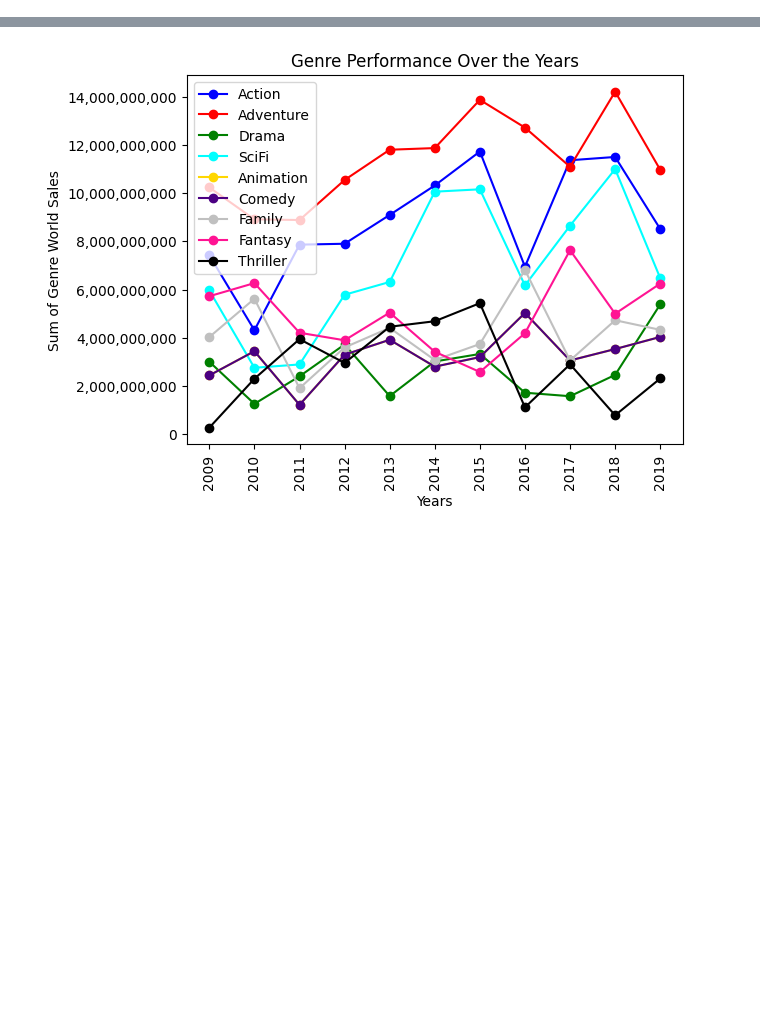
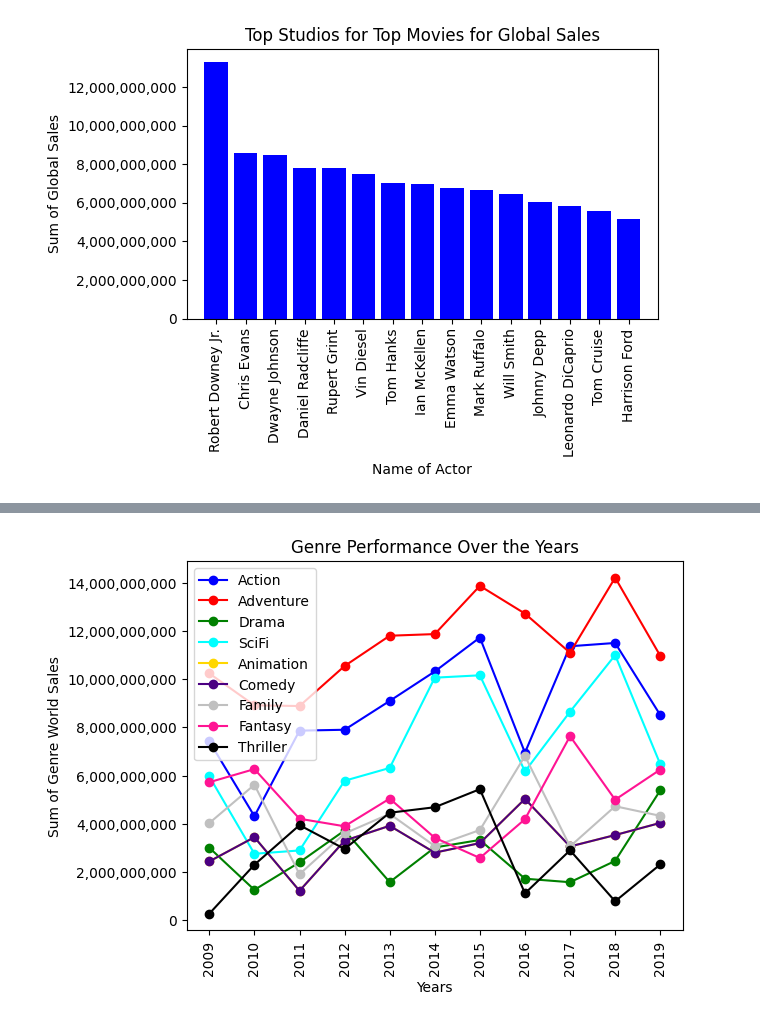
Before and after one commit to edwardAugust/project1-group2, a Jupyter notebook: main_updated.ipynb, the cells around one changed output, grey strips where cells are left out. Cells and saved outputs as stored; diff of their text form; code cells hidden in the pictures; blank space fills up the shorter version.

```diff
--- a/main_updated.ipynb
+++ b/main_updated.ipynb
@@ -168,0 +215,24 @@ genre_df = full_moviels_df[['World Sales', 'Year Released', 'Genre']]
+# %%
+act_sum_bar = act_sum_df
+
+act_sum_ls = act_sum_df.index.tolist()
+act_ws_ls = act_sum_df["World Sales Sum"]
+x_axis = np.arange(len(stu_ws_ls))
+
+act_sum_bar = plt.bar(x_axis, act_ws_ls, color='b',alpha=1,align="center")
+plt.ticklabel_format(style='plain') # remove scientic notation
+plt.gca().yaxis.set_major_formatter(plt.matplotlib.ticker.StrMethodFormatter('{x:,.0f}')) # add commas to yticks
+ticks_loc = [value for value in x_axis]
+plt.xticks(ticks_loc, act_sum_ls)
+plt.xticks(rotation=90)
+plt.xlim(-1,len(x_axis))
+
+plt.xlabel("Name of Actor")
+plt.ylabel("Sum of Global Sales")
+plt.title("Top Studios for Top Movies for Global Sales")
+
+plt.tight_layout()
+plt.savefig("Output/act_sumBars.png", bbox_inches="tight")
+plt.show()
+# %% [output]
+[figure, added]
```
Also changed, not shown: parts of 62 cells of this notebook, 16 other files.
